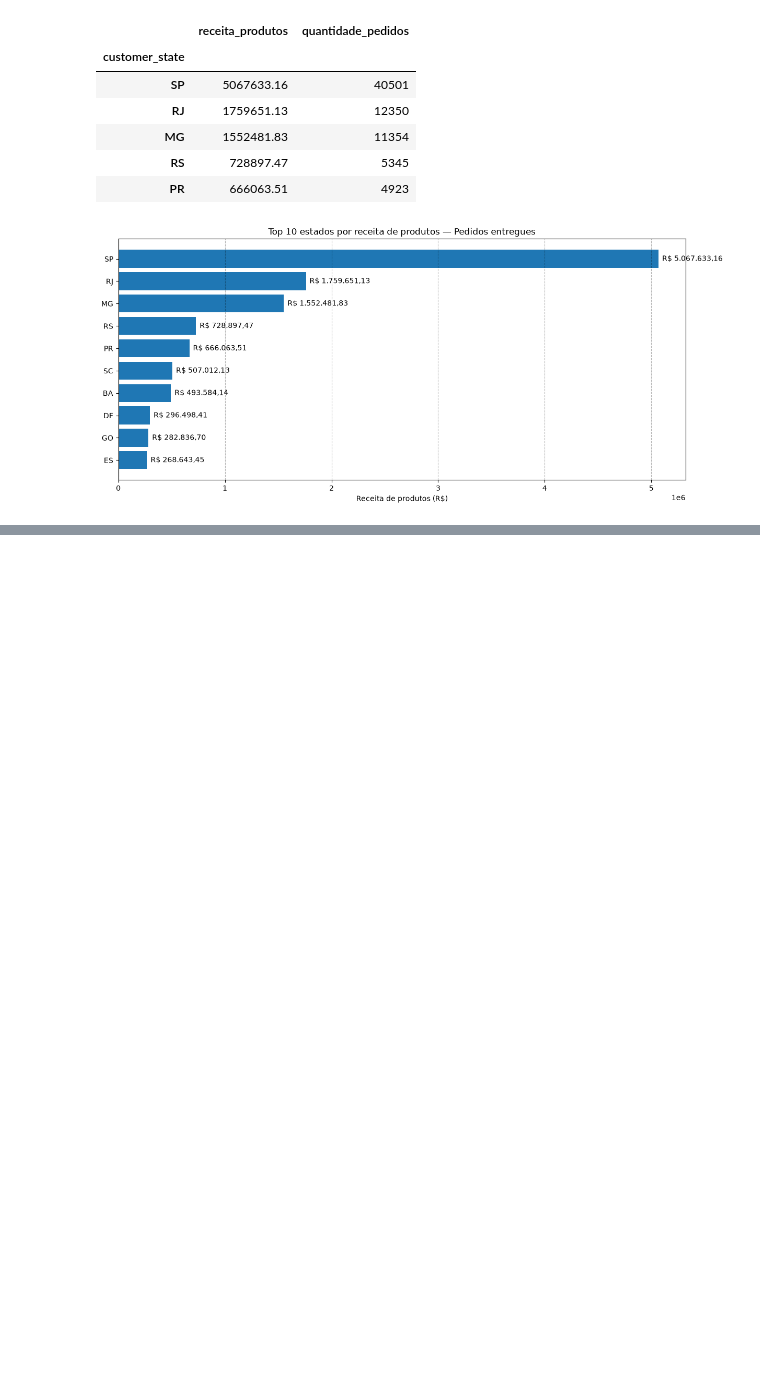
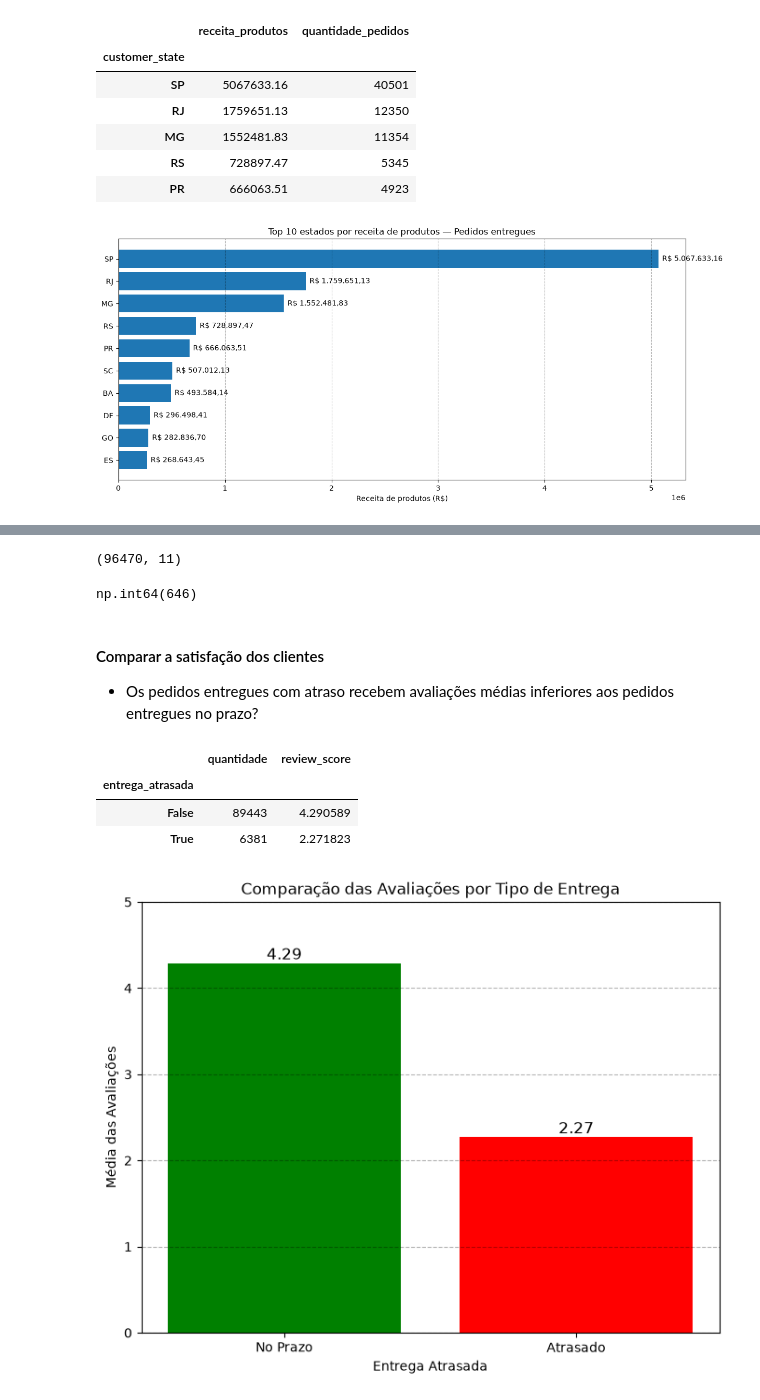
Before and after one commit to nerydyego/olist-ecommerce-sql, a Jupyter notebook: notebooks/02_analise_exploratoria.ipynb, the cells around one changed output, grey strips where cells are left out. Drawn from its saved outputs; the diff is of its cells as text; code cells hidden in the pictures; blank space fills up the shorter version.

```diff
--- a/notebooks/02_analise_exploratoria.ipynb
+++ b/notebooks/02_analise_exploratoria.ipynb
@@ -469,0 +557,4 @@ plt.show()
+# %%
+consulta = 'select * from analytics.order_reviews;'
+
+df_reviews = pd.read_sql(consulta, con=engine)
@@ -469,0 +596,6 @@ plt.show()
+# %%
+df_reviews_consolidado = df_reviews.groupby('order_id', as_index=False)['review_score'].mean()
+
+print(df_reviews_consolidado.shape)
+
+df_reviews_consolidado.duplicated(subset='order_id').sum()
@@ -469,0 +621,3 @@ plt.show()
+# %%
+df_atraso_reviews = pd.merge(df_logistica, df_reviews_consolidado, on='order_id', how='left', validate='one_to_one')
+df_atraso_reviews.head(5)
@@ -469,0 +631,37 @@ plt.show()
+# %%
+display(df_atraso_reviews.shape)
+display(df_atraso_reviews['review_score'].isna().sum())
+# %% [output]
+(96470, 11)
+np.int64(646)
+# %% [markdown]
+#### Comparar a satisfação dos clientes
+
+* Os pedidos entregues com atraso recebem avaliações médias inferiores aos pedidos entregues no prazo?
+# %%
+indicadores_avaliação_atraso =df_atraso_reviews.groupby('entrega_atrasada').agg(
+    quantidade=('review_score', 'count'),
+    review_score=('review_score', 'mean')
+)
+
+indicadores_avaliação_atraso
+# %% [output]
+|  | quantidade | review_score |
+| entrega_atrasada |  |  |
+| False | 89443 | 4.290589 |
+| True | 6381 | 2.271823 |
+# %%
+# Grafico de barras para comparar a média das avaliações de pedidos entregues no prazo e atrasados
+
+fig, ax = plt.subplots(figsize=(8,6))
+ax.bar(indicadores_avaliação_atraso.index.astype(str), indicadores_avaliação_atraso['review_score'], color=['green', 'red'])
+ax.set_xticklabels(['No Prazo', 'Atrasado'])
+ax.set_ylim(0, 5)
+ax.bar_label(ax.containers[0], fmt='%.2f', label_type='edge', fontsize=12)
+plt.grid(axis='y', linestyle = '--', alpha = 0.3, color='black')
+plt.xlabel('Entrega Atrasada')
+plt.ylabel('Média das Avaliações')
+plt.title('Comparação das Avaliações por Tipo de Entrega')
+plt.show()
+# %% [output]
+[figure, added]
```
Also changed, not shown: parts of 24 cells of this notebook, 2 other files.
